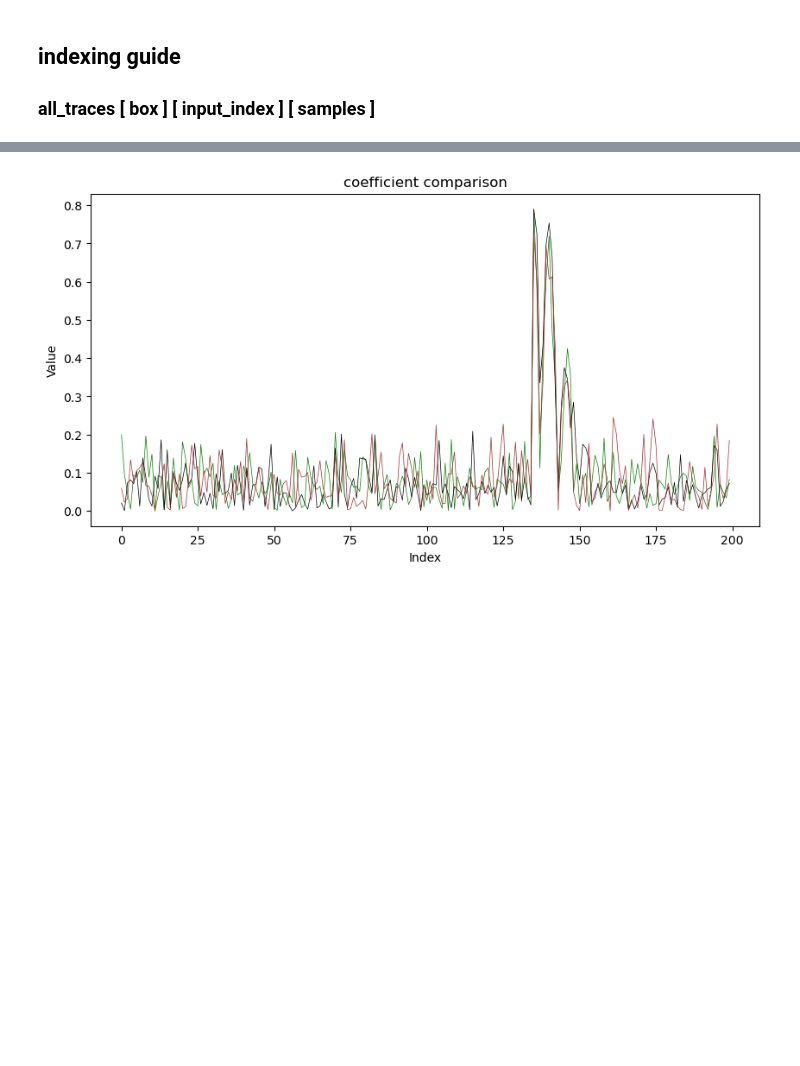
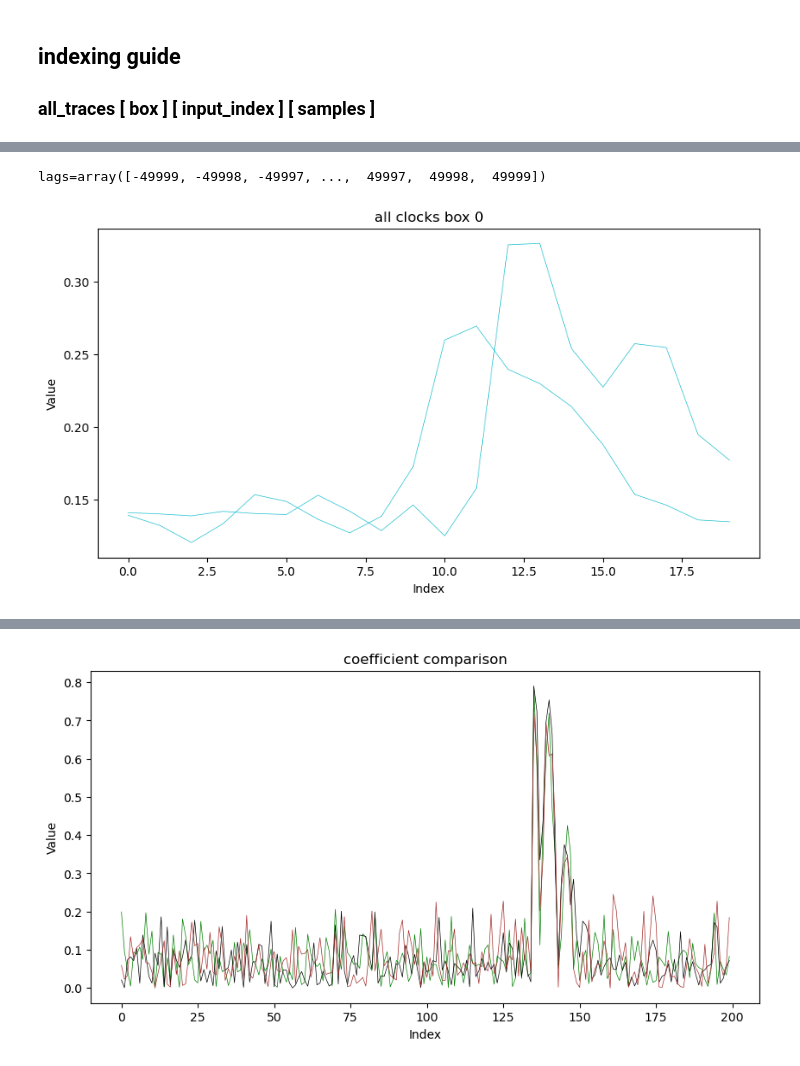
Before and after one commit to blueh0rse/cpa-attack, a Jupyter notebook: analysis.ipynb, the cells around one changed output, grey strips where cells are left out. Drawn from its saved outputs; the diff is of its cells as text; code cells hidden in the pictures; blank space fills up the shorter version.

```diff
--- a/analysis.ipynb
+++ b/analysis.ipynb
@@ -215,0 +240,19 @@ What does this mean? Well let's remember that correlation peaks by themselves. T
+# %%
+from scipy import signal
+
+correlation = signal.correlate(all_traces_2[0][0], all_traces_2[0][1], mode="full")
+lags = signal.correlation_lags(all_traces_2[0][0].size, all_traces_2[0][1].size, mode="full")
+print(f'{lags=}')
+lag = lags[np.argmax(correlation)]
+
+plt.figure(figsize=(10, 5))
+plt.plot(all_traces_2[0][0][60:80], f'C{j}', linewidth=0.5)
+plt.plot(all_traces_2[0][1][60:80], f'C{j}', linewidth=0.5)
+
+plt.title(f'all clocks box 0')
+plt.xlabel('Index')
+plt.ylabel('Value')
+plt.show()
+# %% [output]
+lags=array([-49999, -49998, -49997, ...,  49997,  49998,  49999])
+[figure, added]
```
Also changed, not shown: parts of 6 cells of this notebook.
